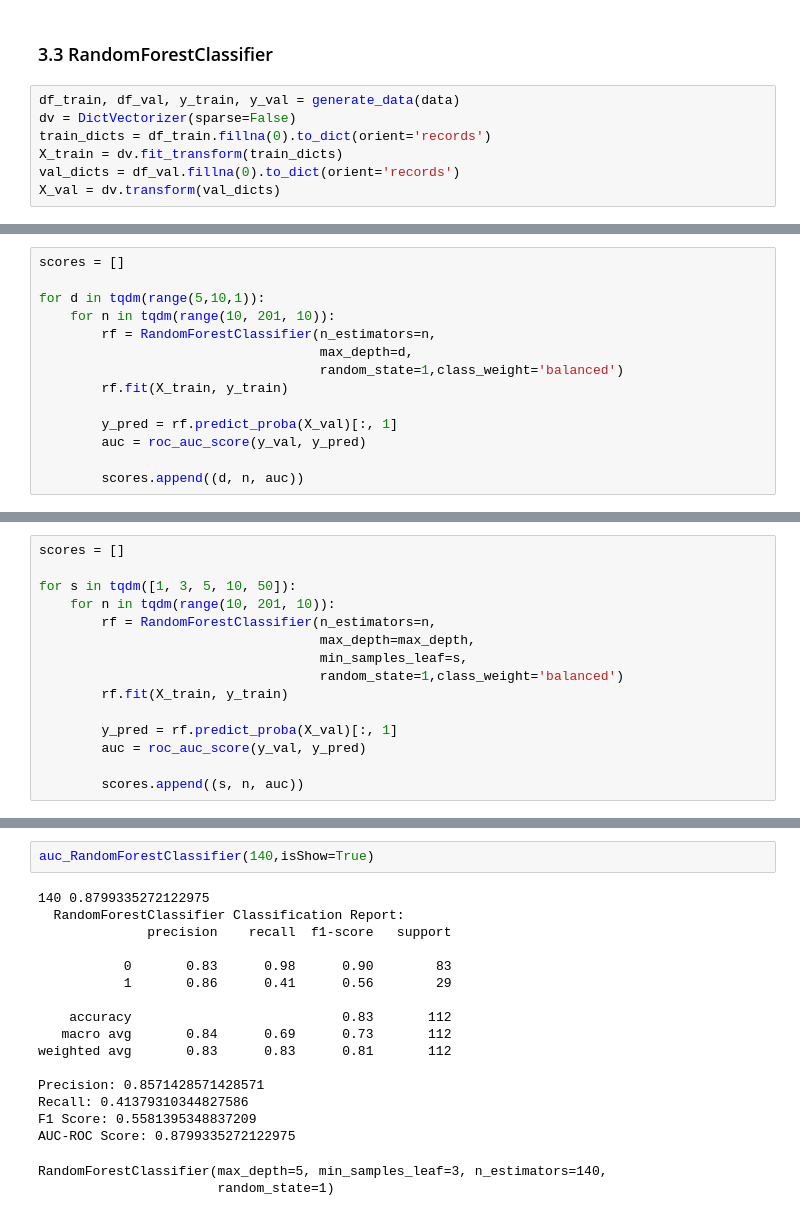
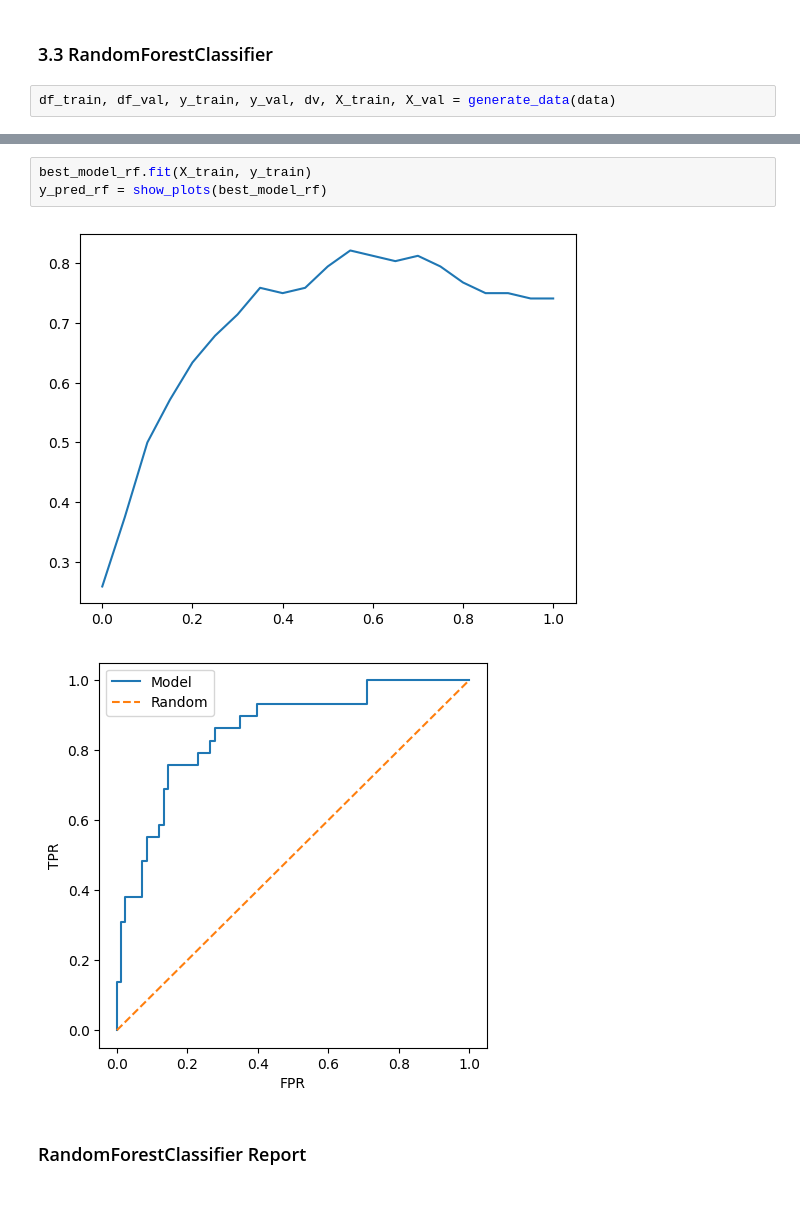
Before and after one commit to taikuchou/machine-learning-zoomcamp, a Jupyter notebook: midterm-project/mid_project_notebook.ipynb, the cells around one changed output, grey strips where cells are left out. Saved outputs shown, nothing was run; the diff lists cells and outputs as text.

```diff
--- a/midterm-project/mid_project_notebook.ipynb
+++ b/midterm-project/mid_project_notebook.ipynb
@@ -781,10 +661,5 @@ output: 0.7590361445783131
 # %% [markdown]
 ### 3.3 RandomForestClassifier
 # %%
-df_train, df_val, y_train, y_val = generate_data(data)
-dv = DictVectorizer(sparse=False)
-train_dicts = df_train.fillna(0).to_dict(orient='records')
-X_train = dv.fit_transform(train_dicts)
-val_dicts = df_val.fillna(0).to_dict(orient='records')
-X_val = dv.transform(val_dicts)
+df_train, df_val, y_train, y_val, dv, X_train, X_val = generate_data(data)
 # %%
@@ -808,14 +702,0 @@ plt.plot(df_scores.n_estimators, df_scores.auc)
-# %%
-scores = []
-
-for d in tqdm(range(5,10,1)):
-    for n in tqdm(range(10, 201, 10)):
-        rf = RandomForestClassifier(n_estimators=n,
-                                    max_depth=d,
-                                    random_state=1,class_weight='balanced')
-        rf.fit(X_train, y_train)
-
-        y_pred = rf.predict_proba(X_val)[:, 1]
-        auc = roc_auc_score(y_val, y_pred)
-
-        scores.append((d, n, auc))
@@ -837,15 +702,0 @@ max_depth = 5
-# %%
-scores = []
-
-for s in tqdm([1, 3, 5, 10, 50]):
-    for n in tqdm(range(10, 201, 10)):
-        rf = RandomForestClassifier(n_estimators=n,
-                                    max_depth=max_depth,
-                                    min_samples_leaf=s,
-                                    random_state=1,class_weight='balanced')
-        rf.fit(X_train, y_train)
-
-        y_pred = rf.predict_proba(X_val)[:, 1]
-        auc = roc_auc_score(y_val, y_pred)
-
-        scores.append((s, n, auc))
@@ -896,20 +703,8 @@ for d in tqdm(range(110,171,10)):
-# %%
-auc_RandomForestClassifier(140,isShow=True)
-# %% [output]
-140 0.8799335272122975
-  RandomForestClassifier Classification Report:
-              precision    recall  f1-score   support
-
-           0       0.83      0.98      0.90        83
-           1       0.86      0.41      0.56        29
-
-    accuracy                           0.83       112
-   macro avg       0.84      0.69      0.73       112
-weighted avg       0.83      0.83      0.81       112
-
-Precision: 0.8571428571428571
-Recall: 0.41379310344827586
-F1 Score: 0.5581395348837209
-AUC-ROC Score: 0.8799335272122975
-RandomForestClassifier(max_depth=5, min_samples_leaf=3, n_estimators=140,
-                       random_state=1)
+# %%
+best_model_rf.fit(X_train, y_train)
+y_pred_rf = show_plots(best_model_rf)
+# %% [output]
+[figure, added]
+[figure, added]
+# %% [markdown]
+### RandomForestClassifier Report
```
Also changed, not shown: parts of 76 cells of this notebook, 5 other files.
